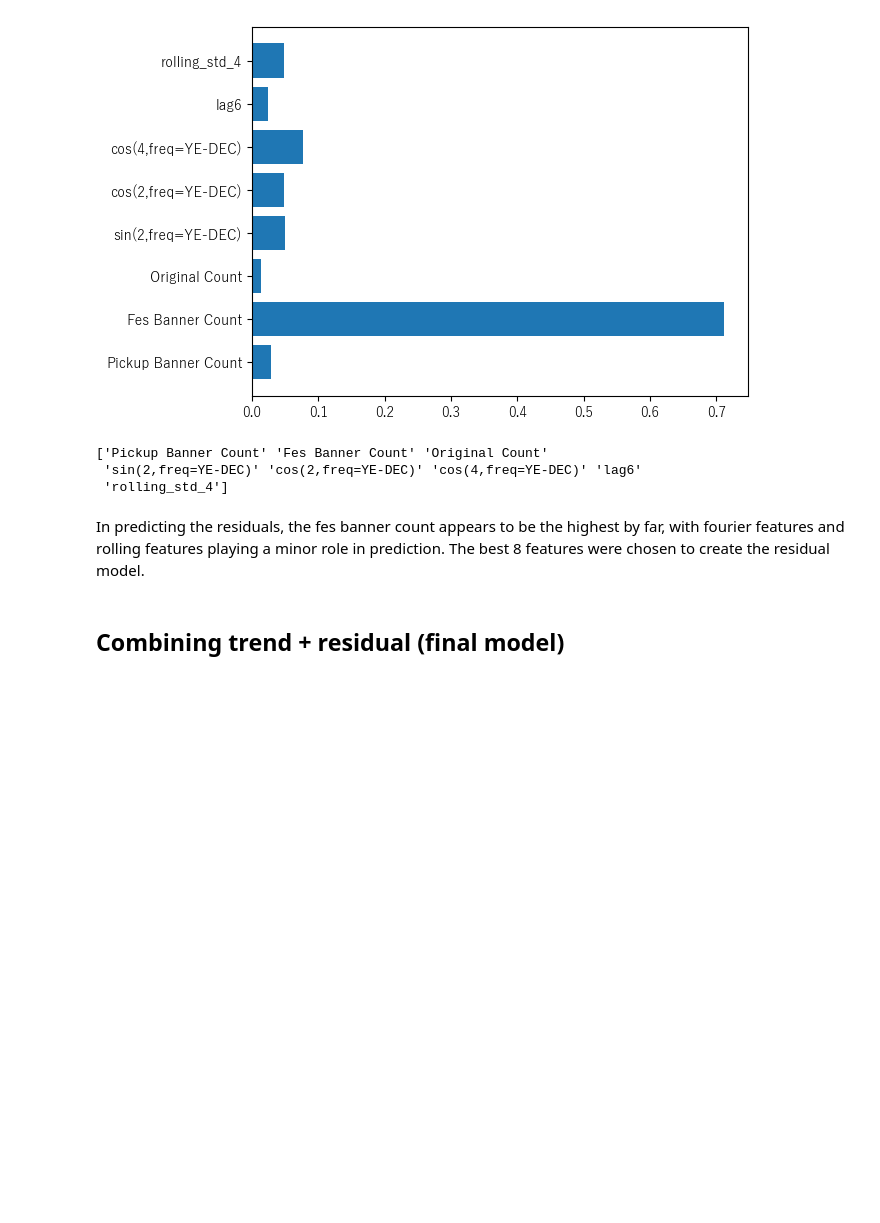
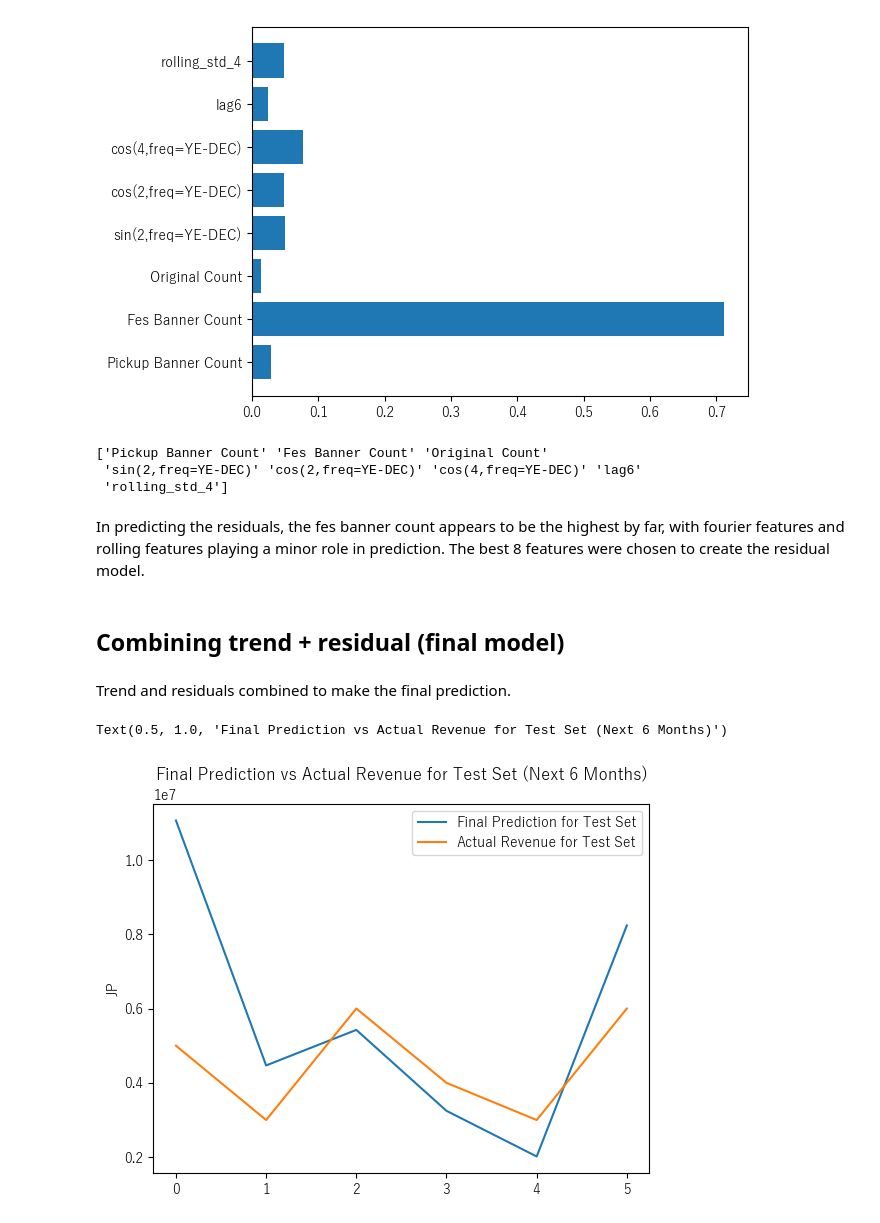
Before and after one commit to willowisp01/blue-archive-forecasting, a Jupyter notebook: analysis.ipynb, the cells around one changed output. Saved outputs shown, nothing was run; the diff lists cells and outputs as text; code cells hidden in the pictures; blank space fills up the shorter version.

Commit message:
Combine trend and residuals for final prediction

```diff
--- a/analysis.ipynb
+++ b/analysis.ipynb
@@ -1319,3 +1445,35 @@ print(xgb_model.feature_names_in_)
 In predicting the residuals, the fes banner count appears to be the highest by far, with fourier features and rolling features playing a minor role in prediction. The best 8 features were chosen to create the residual model.
 # %% [markdown]
 ## Combining trend + residual (final model)
+# %% [markdown]
+Trend and residuals combined to make the final prediction.
+# %%
+def final_prediction() -> pd.DataFrame:
+    '''
+    Make the final prediction for next 6 months of data
+    by combining both trend and residual predictions.
+
+    Parameters
+    ----------
+    df : pd.DataFrame
+        The input DataFrame `revenue`.
+
+    Returns
+    -------
+    pd.DataFrame
+        A DataFrame containg the final prediction of revenue.
+    '''
+
+    trend_pred = trend_model.predict(dp.out_of_sample(steps=6))
+    residual_pred = xgb_model.predict(X_test2)
+    final_pred = trend_pred + residual_pred
+    return final_pred
+
+final_pred = final_prediction()
+# %%
+sns.lineplot(final_pred, label='Final Prediction for Test Set')
+sns.lineplot(revenue_test['JP'].reset_index(drop=True), label='Actual Revenue for Test Set')
+plt.title('Final Prediction vs Actual Revenue for Test Set (Next 6 Months)')
+# %% [output]
+Text(0.5, 1.0, 'Final Prediction vs Actual Revenue for Test Set (Next 6 Months)')
+[figure, added]
```
Also changed, not shown: parts of 13 cells of this notebook.
